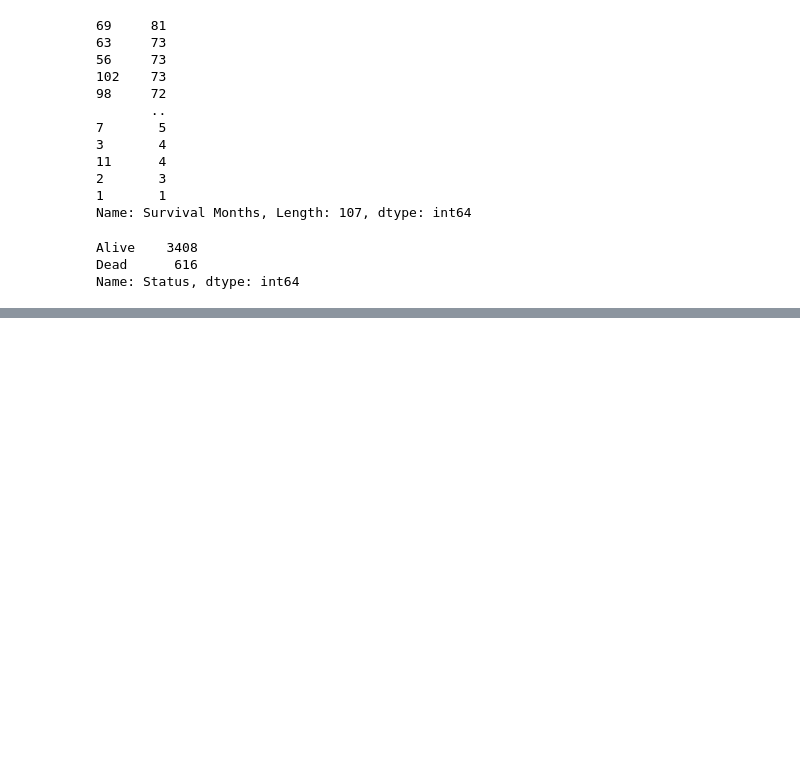
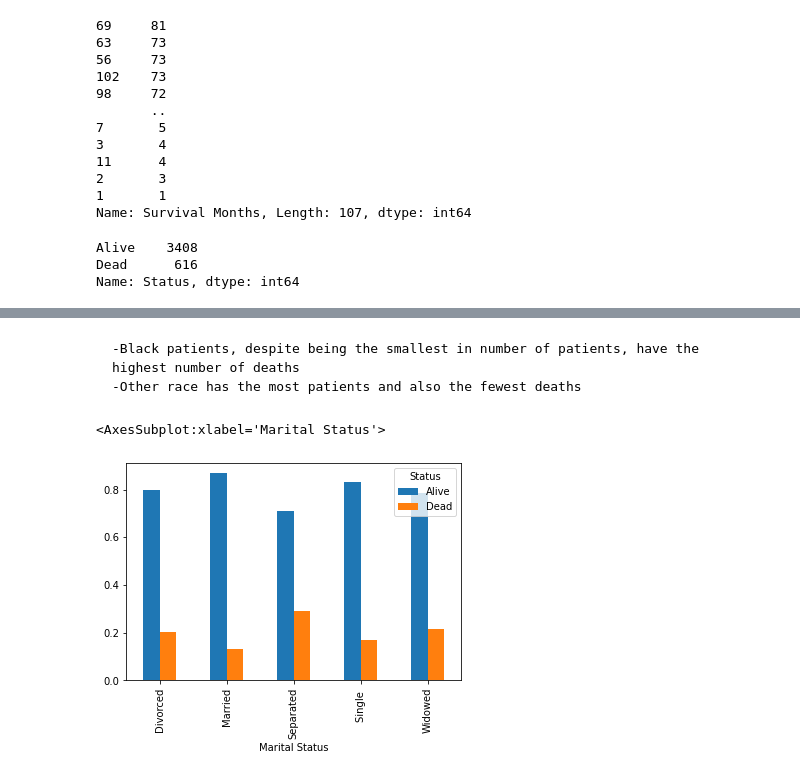
Before and after one commit to Kayfj41901/independent_projects, a Jupyter notebook: Breast Cancer Explore.ipynb, the cells around one changed output, grey strips where cells are left out. Cells and saved outputs as stored; diff of their text form; code cells hidden in the pictures; blank space fills up the shorter version.

```diff
--- a/Breast Cancer Explore.ipynb
+++ b/Breast Cancer Explore.ipynb
@@ -212,0 +243,8 @@ Name: Status, dtype: int64
+# %% [markdown]
+    -Black patients, despite being the smallest in number of patients, have the highest number of deaths
+    -Other race has the most patients and also the fewest deaths
+# %%
+pd.crosstab(train['Marital Status'], train.Status, normalize="index").plot.bar()
+# %% [output]
+<AxesSubplot:xlabel='Marital Status'>
+[figure, added]
```
Also changed, not shown: parts of 18 cells of this notebook.
